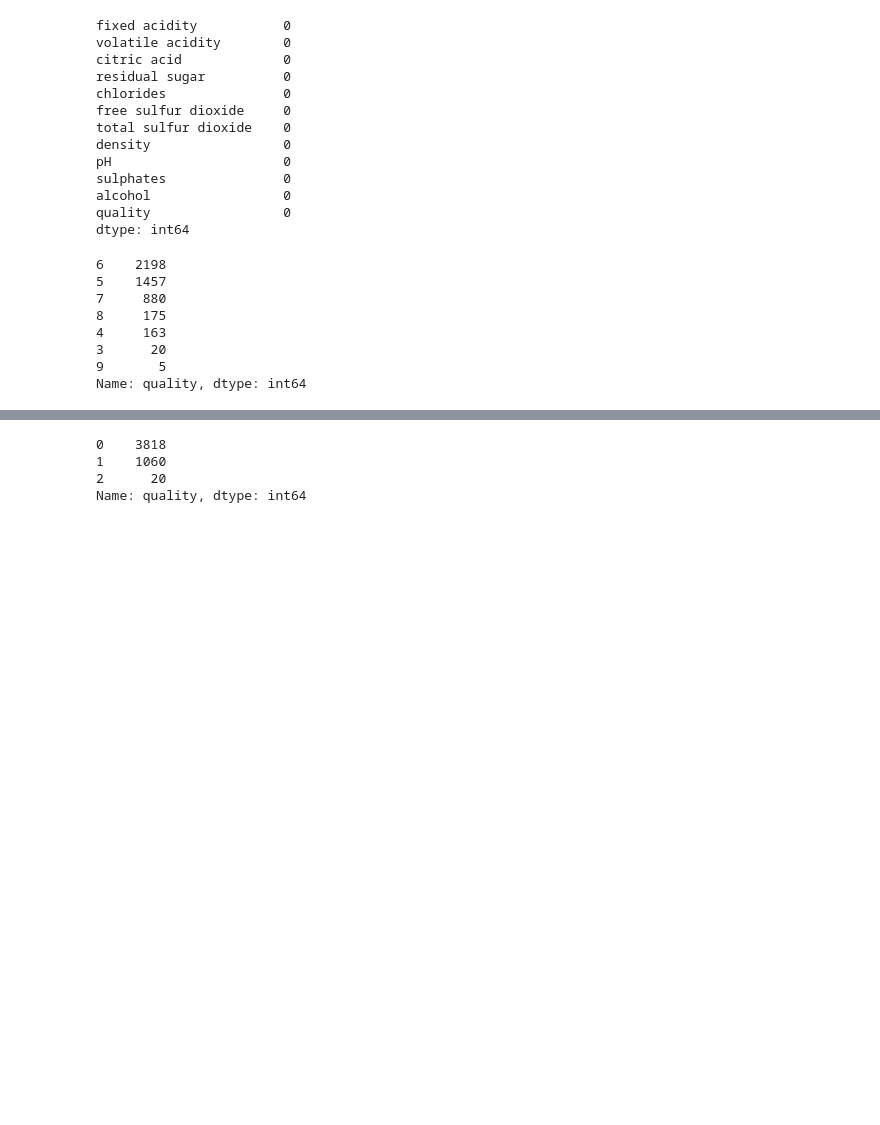
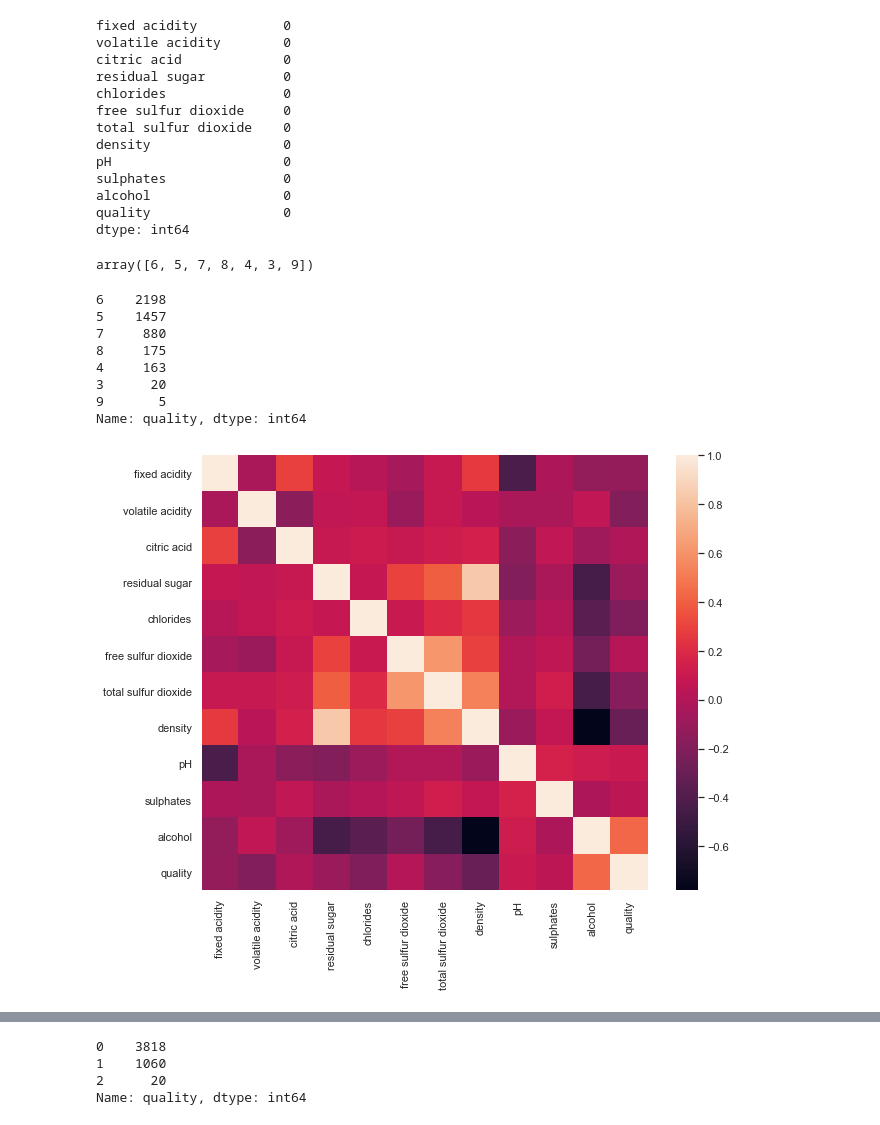
Before and after one commit to paulbqnt/Machine-Learning-Project, a Jupyter notebook: wine_quality.ipynb, the cells around one changed output, grey strips where cells are left out. Saved outputs shown, nothing was run; the diff lists cells and outputs as text; code cells hidden in the pictures; blank space fills up the shorter version.

```diff
--- a/wine_quality.ipynb
+++ b/wine_quality.ipynb
@@ -61,6 +77,10 @@ sulphates               0
 alcohol                 0
 quality                 0
 dtype: int64
+# %%
+df.quality.unique()
+# %% [output]
+array([6, 5, 7, 8, 4, 3, 9])
 # %%
 # Preprocessing Data
 df.quality.value_counts()
@@ -73,3 +93,12 @@ df.quality.value_counts()
 3      20
 9       5
 Name: quality, dtype: int64
+# %%
+sns.set(rc={'figure.figsize':(10,8)})
+corr = df.corr()
+sns.heatmap(corr,
+            xticklabels=corr.columns.values,
+            yticklabels=corr.columns.values)
+plt.show()
+# %% [output]
+[figure, added]
```
Also changed, not shown: parts of 22 cells of this notebook.
